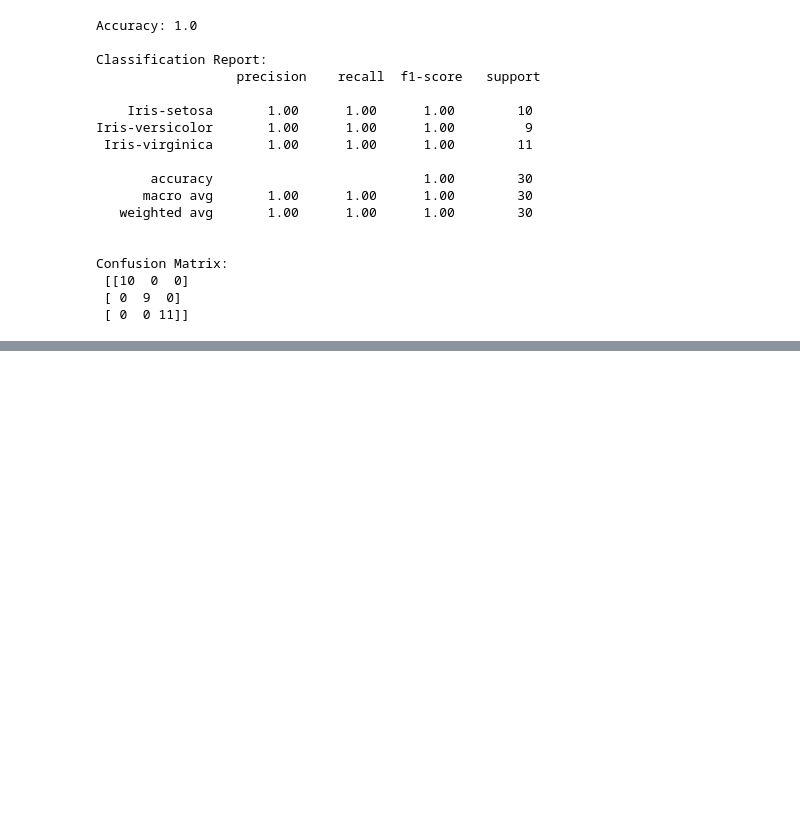
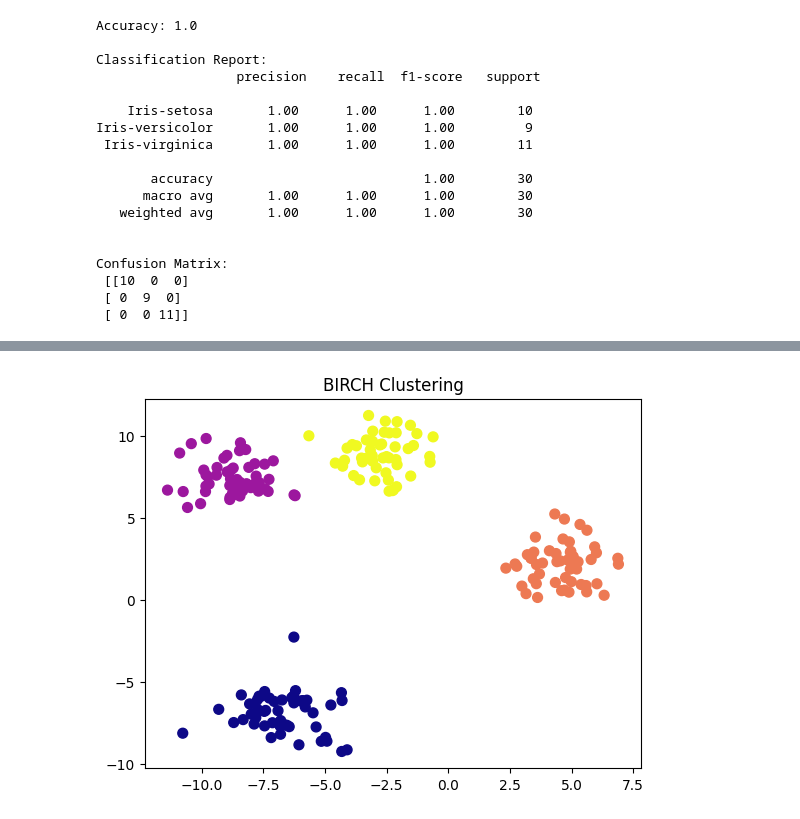
Before and after one commit to vedasri2511/ML_153, a Jupyter notebook: ML_LAB_153.ipynb, the cells around one changed output, grey strips where cells are left out. Cells and saved outputs as stored; diff of their text form; code cells hidden in the pictures; blank space fills up the shorter version.

```diff
--- a/ML_LAB_153.ipynb
+++ b/ML_LAB_153.ipynb
@@ -1224,0 +1339,14 @@ Confusion Matrix:
+# %%
+#2.BIRCH (Balanced Iterative Reducing and Clustering using Hierarchies)
+from sklearn.cluster import Birch
+
+# Birch Clustering
+birch = Birch(n_clusters=4)
+y_birch = birch.fit_predict(X)
+
+# Plot
+plt.scatter(X[:, 0], X[:, 1], c=y_birch, cmap="plasma", s=50)
+plt.title("BIRCH Clustering")
+plt.show()
+# %% [output]
+[figure, added]
```
Also changed, not shown: parts of 10 cells of this notebook.
